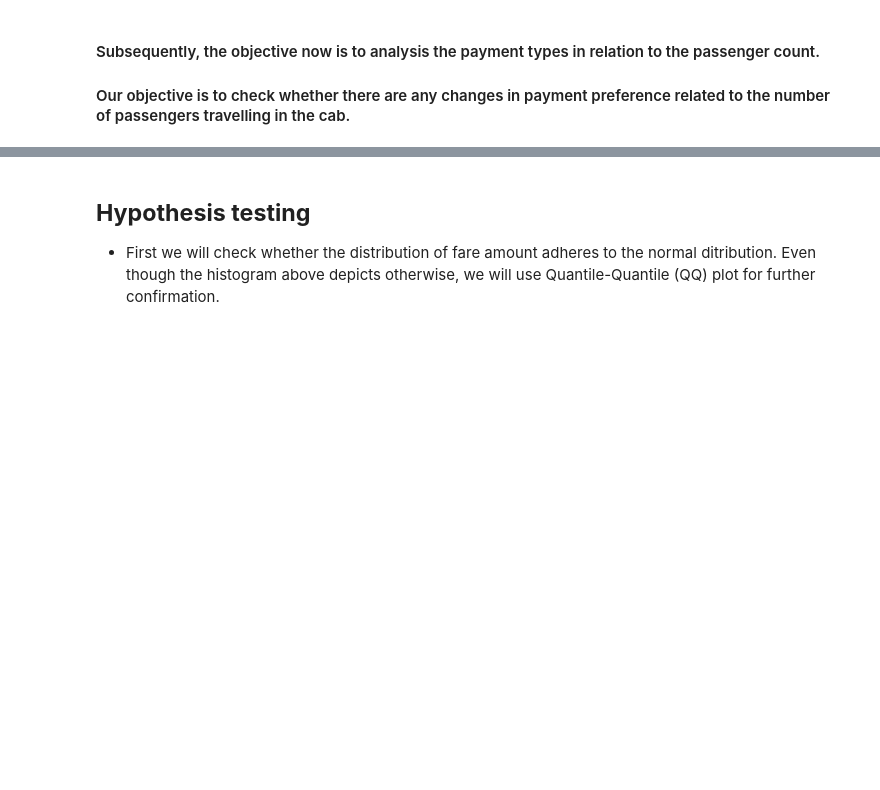
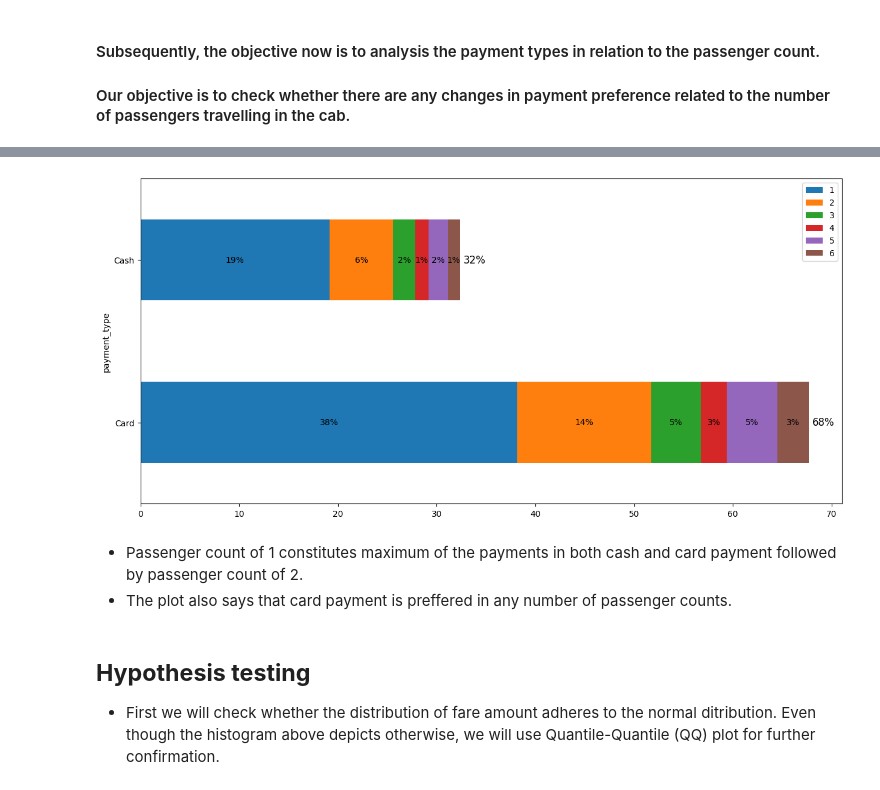
Before and after one commit to XXzE3/Taxi-revenue-analysis, a Jupyter notebook: Taxi-revenue-analysis-and-predictions.ipynb, the cells around one changed output, grey strips where cells are left out. Saved outputs shown, nothing was run; the diff lists cells and outputs as text; code cells hidden in the pictures; blank space fills up the shorter version.

```diff
--- a/Taxi-revenue-analysis-and-predictions.ipynb
+++ b/Taxi-revenue-analysis-and-predictions.ipynb
@@ -202,13 +379,23 @@ payment_dist
 # %%
 # plotting the horizontal bar chart
 fig,ax = plt.subplots(figsize=(15,7))
 payment_dist.plot(x='payment_type',kind='barh',stacked=True,ax=ax)
 
 for i in ax.patches:
     w = i.get_width()
     h = i.get_height()
     x,y = i.get_xy()
-    ax.text(x+w/2,y+h/2,'{:.0f}%'.format(w),horizontalalignment='center',verticalalignment='center')
+    ax.text(x+w/2,y+h/2,'{:.0f}%'.format(w),ha='center',va='center')
+
+totals = payment_dist.iloc[:,1:].sum(axis=1)
+for i, total in enumerate(totals):
+    y=i
+    ax.text(total+1.5, y,'{:.0f}%'.format(total), ha='center', va = 'center', fontsize = 12)
+# %% [output]
+[figure, added]
+# %% [markdown]
+- Passenger count of 1 constitutes maximum of the payments in both cash and card payment followed by passenger count of 2.
+- The plot also says that card payment is preffered in any number of passenger counts.
 # %% [markdown]
 ## **Hypothesis testing**
 - First we will check whether the distribution of fare amount adheres to the normal ditribution. Even though the histogram above depicts otherwise, we will use Quantile-Quantile (QQ) plot for further confirmation.
```
Also changed, not shown: parts of 94 cells of this notebook.
